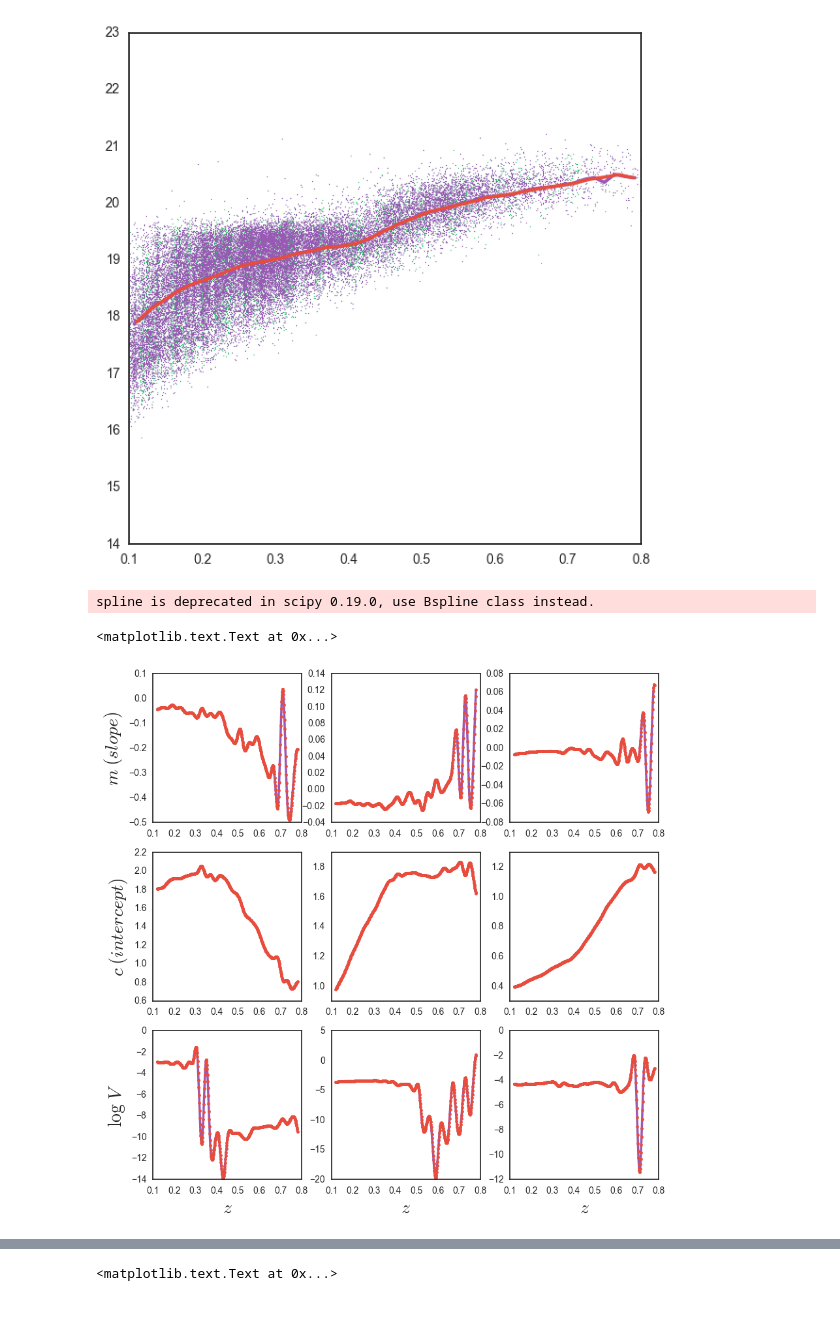
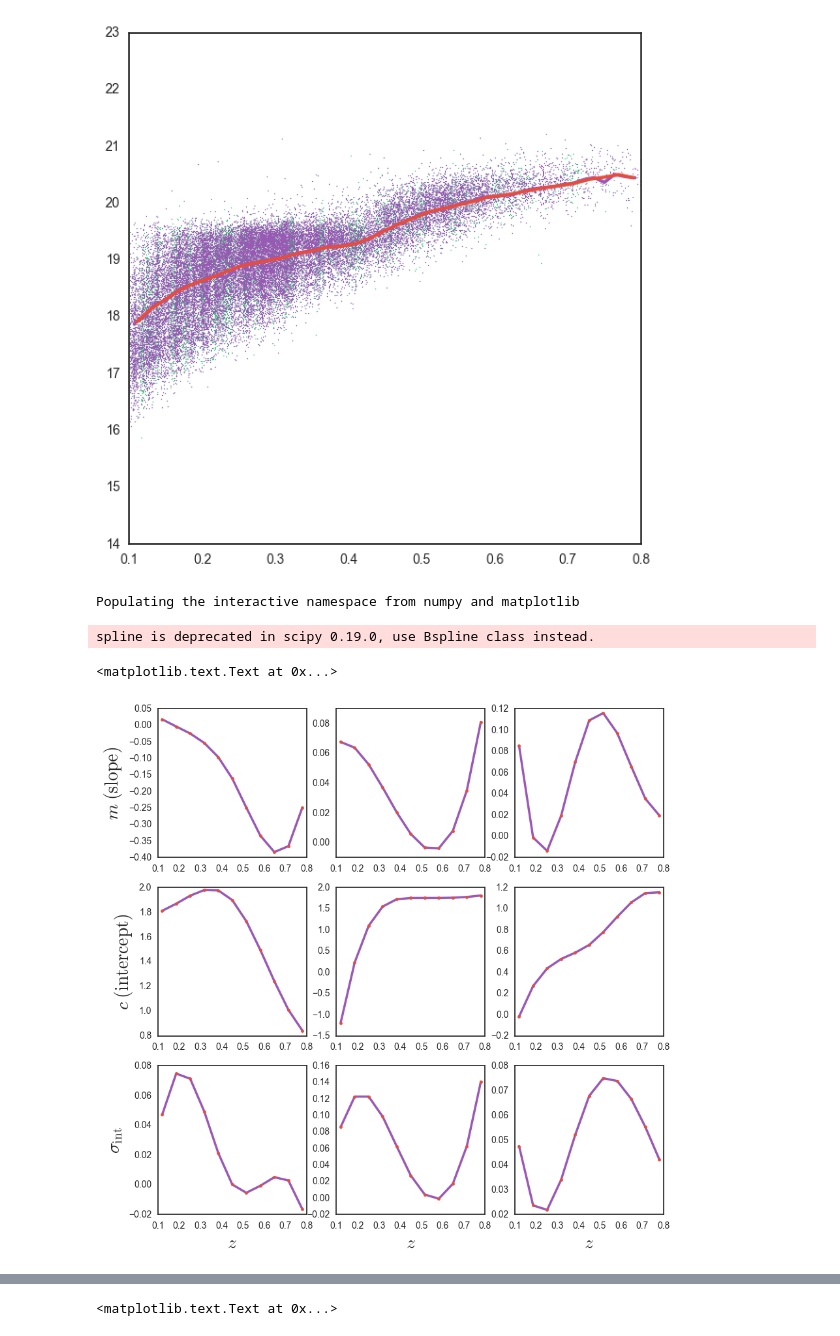
Before and after one commit to mjvakili/redsq, a Jupyter notebook: code/catalog_unifier.ipynb, the cells around one changed output, grey strips where cells are left out. Cells and saved outputs as stored; diff of their text form; code cells hidden in the pictures.

Commit message:
cm visualization

```diff
--- a/code/catalog_unifier.ipynb
+++ b/code/catalog_unifier.ipynb
@@ -675,39 +675,58 @@ ax.set_ylim(14,23)
 (14, 23)
 [figure]
 # %%
+from scipy.interpolate import spline
 from scipy.interpolate import CubicSpline
-test = np.linspace(0.12,0.78,500)
+import numpy as np
+import matplotlib.pyplot as plt
+import h5py
+%pylab inline
+test = np.linspace(0.12,0.78,11)
 
-red_par = h5py.File("red_par.hdf5","r")["red"][:]
-bins = np.linspace(0.1, 0.8, 36)
+red_par = h5py.File("red_par3d.hdf5","r")["red"][:]
+bins = np.linspace(0.1, 0.8, 6)
 x = .5*(bins[1:]+bins[:-1])
 red_par = red_par.reshape(red_par.shape[0],3,3)
 #test_par = spline(x , red_par , test)
 test_par = CubicSpline(x , red_par)(test)
 
 fig , ax = plt.subplots(nrows=3,ncols=3 , figsize=(10,10))
 for i in range(3):
     for j in range(3):
         ax[i,j].plot(test , test_par[:,i,j])
         ax[i,j].plot(test , test_par[:,i,j], ".")
 
+red_par = h5py.File("red_par.hdf5","r")["red"][:]
+bins = np.linspace(0.1, 0.8, 11)
+x = .5*(bins[1:]+bins[:-1])
+red_par = red_par.reshape(red_par.shape[0],3,3)
+#test_par = spline(x , red_par , test)
+test_par = CubicSpline(x , red_par)(test)
+'''
+for i in range(3):
+    for j in range(3):
+        ax[i,j].plot(test , test_par[:,i,j])
+        ax[i,j].plot(test , test_par[:,i,j], ".")
+
+'''
 bins = np.linspace(0.1, 0.8, 51)
 x = .5*(bins[1:]+bins[:-1])
 red_par = h5py.File("red_par_hires.hdf5","r")["red"][:]
 red_par = red_par.reshape(red_par.shape[0],3,3)
 test_par = spline(x , red_par , test)
 #for i in range(3):
 #    for j in range(3):
         #ax[i,j].plot(test , test_par[:,i,j], lw=1.0)
 
-ax[0,0].set_ylabel(r"$m \;(slope)$" , fontsize = 20)
-ax[1,0].set_ylabel(r"$c \;(intercept)$" , fontsize = 20)
-ax[2,0].set_ylabel(r"$\log \; V$" , fontsize = 20)
+ax[0,0].set_ylabel(r"$m \;(\rm slope)$" , fontsize = 20)
+ax[1,0].set_ylabel(r"$c \;(\rm intercept)$" , fontsize = 20)
+ax[2,0].set_ylabel(r"$\sigma_{\rm int}$" , fontsize = 20)
 
 ax[2,0].set_xlabel(r"$z$" , fontsize = 20)
 ax[2,1].set_xlabel(r"$z$" , fontsize = 20)
 ax[2,2].set_xlabel(r"$z$" , fontsize = 20)
 # %% [output]
-spline is deprecated in scipy 0.19.0, use Bspline class instead.
+Populating the interactive namespace from numpy and matplotlib
-<matplotlib.text.Text at 0x...>
+spline is deprecated in scipy 0.19.0, use Bspline class instead.
+<matplotlib.text.Text at 0x...>
-[figure, old version]
+[figure, new version]
```
Also changed, not shown: parts of 1 cell of this notebook.
